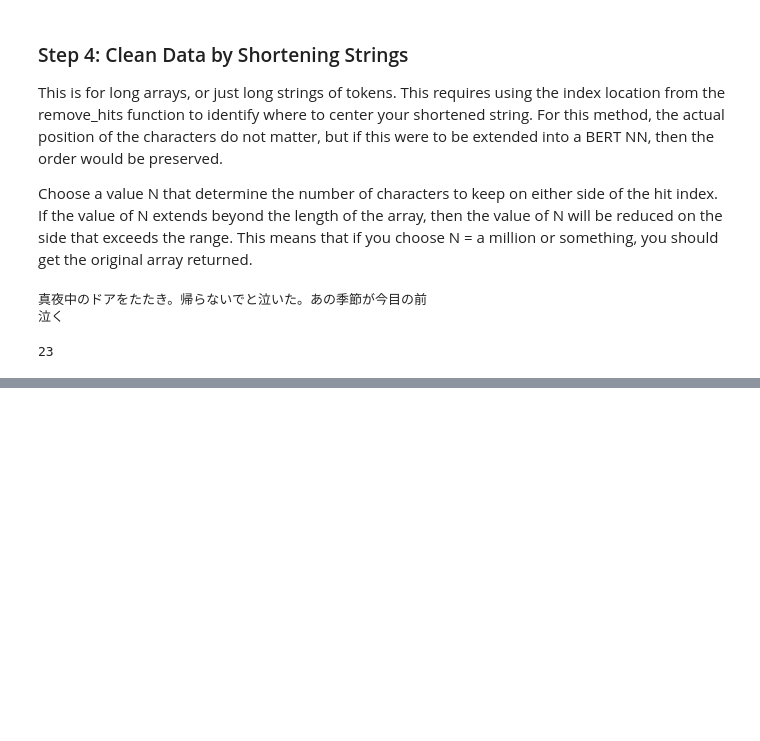
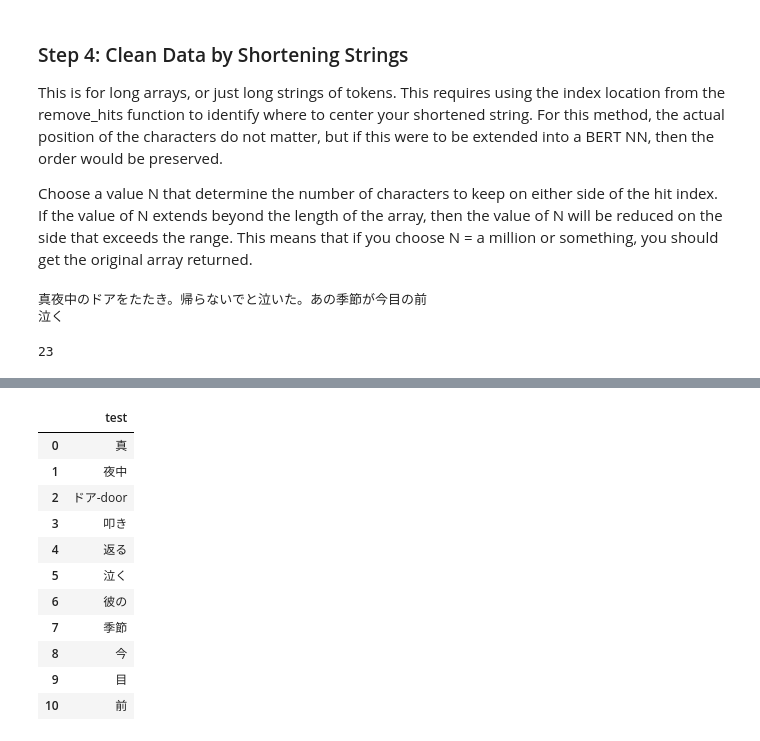
Before and after one commit to aliciaroberts/URAP_NLP, a Jupyter notebook: fugashi_tokenizer.ipynb, the cells around one changed output, grey strips where cells are left out. Cells and saved outputs as stored; diff of their text form; code cells hidden in the pictures; blank space fills up the shorter version.

```diff
--- a/fugashi_tokenizer.ipynb
+++ b/fugashi_tokenizer.ipynb
@@ -449,0 +466,15 @@ index
+# %%
+data_table
+# %% [output]
+|  | test |
+| 0 | 真 |
+| 1 | 夜中 |
+| 2 | ドア-door |
+| 3 | 叩き |
+| 4 | 返る |
+| 5 | 泣く |
+| 6 | 彼の |
+| 7 | 季節 |
+| 8 | 今 |
+| 9 | 目 |
+| 10 | 前 |
```
Also changed, not shown: parts of 6 cells of this notebook, 3 other files.
